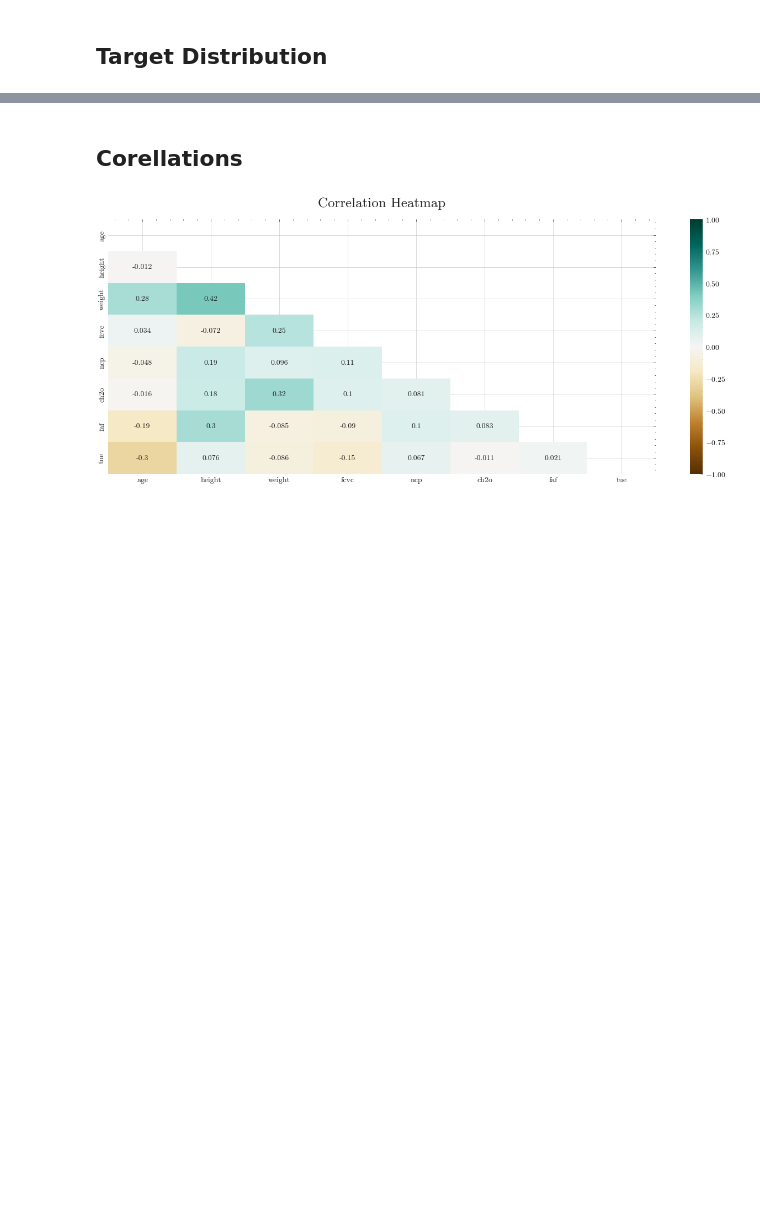
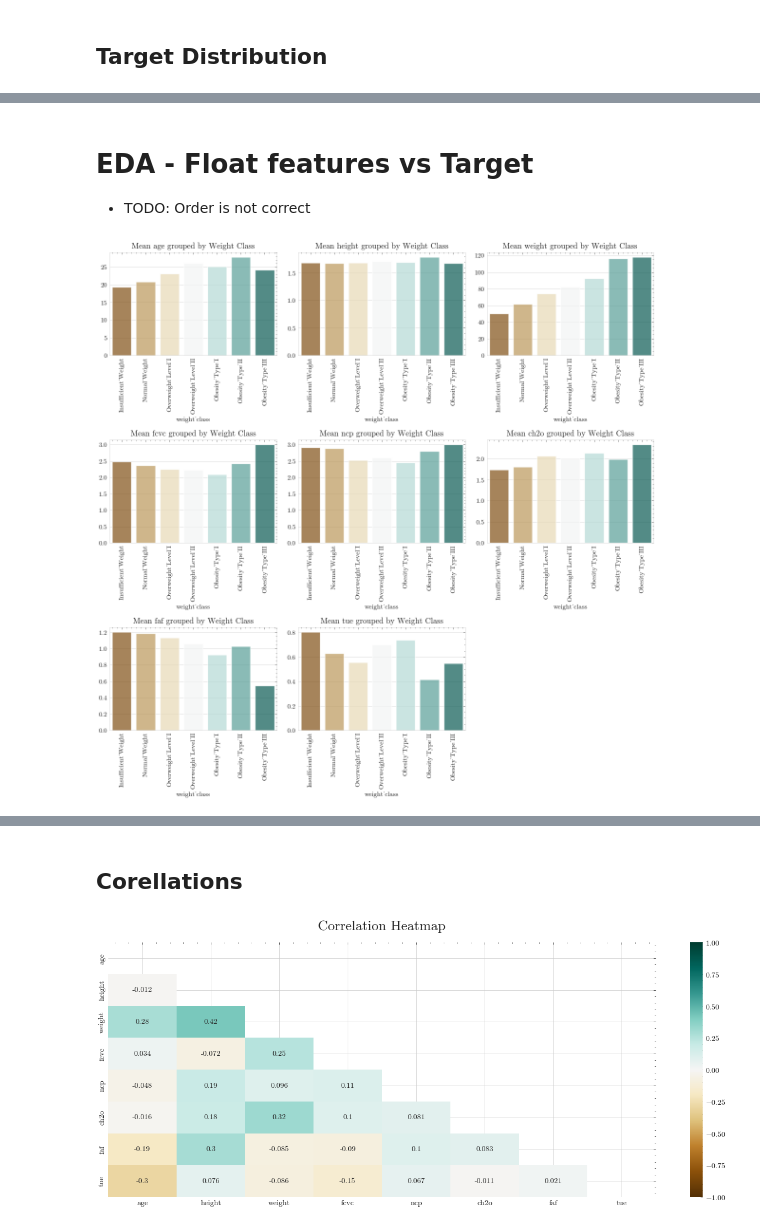
Before and after one commit to jfblanchard/S4E2, a Jupyter notebook: s4e2-obesity-risk-eda.ipynb, the cells around one changed output, grey strips where cells are left out. Drawn from its saved outputs; the diff is of its cells as text; code cells hidden in the pictures; blank space fills up the shorter version.

```diff
--- a/s4e2-obesity-risk-eda.ipynb
+++ b/s4e2-obesity-risk-eda.ipynb
@@ -228,0 +258,17 @@ plt.title('Target Distribution');
+# %% [markdown]
+# EDA - Float features vs Target
+* TODO: Order is not correct
+# %%
+feats = numeric_cols
+rows = int(np.ceil(len(feats)/3))
+plt.figure(figsize=(12,4*rows),tight_layout=True)
+
+for i,col in enumerate(feats):
+    plt.subplot(rows,3,i+1)
+    grp = train.groupby('weight_class')[col].mean()
+    sns.barplot(x=grp.index, y = grp.values,alpha=.75,palette='BrBG',order=ordered_weight)
+    plt.xticks(rotation = 90)
+    plt.title(f'Mean {col} grouped by Weight Class')
+plt.show()
+# %% [output]
+[figure, added]
```
Also changed, not shown: parts of 19 cells of this notebook.
